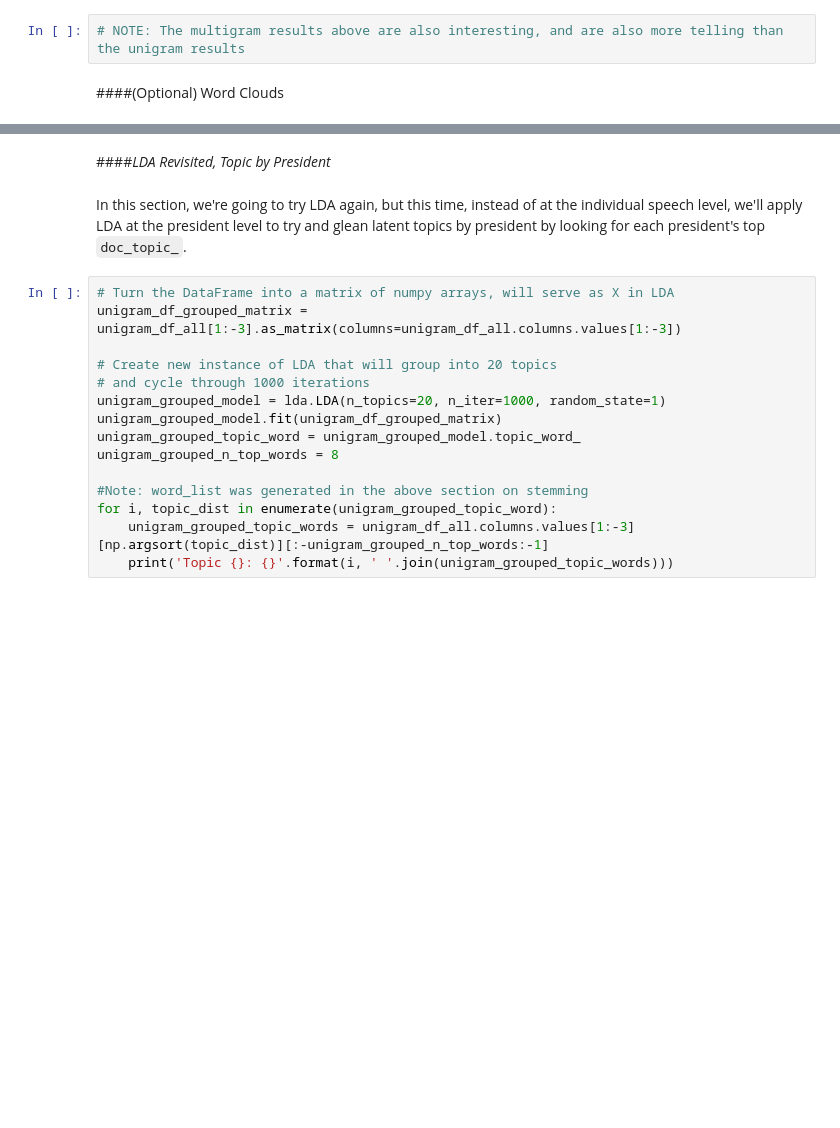
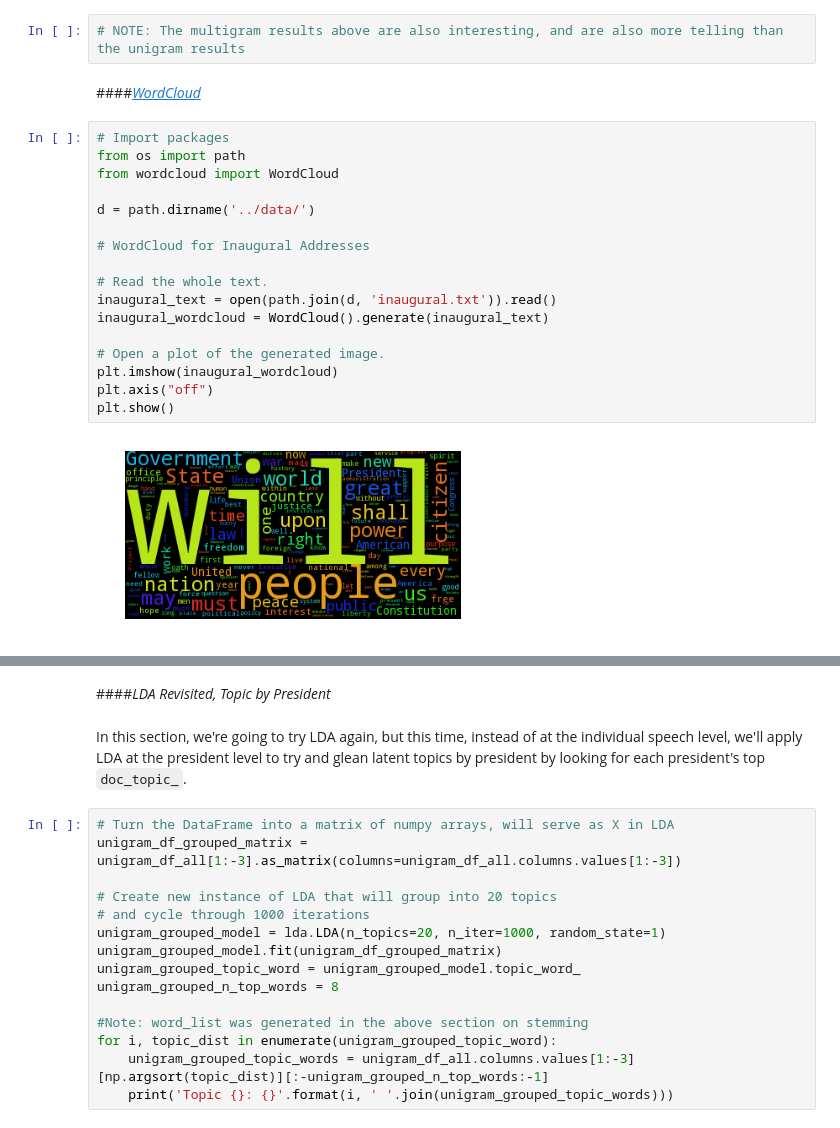
Before and after one commit to justindelatorre/data_science, a Jupyter notebook: hw_justindelatorre/final_project/final/code.ipynb, the cells around one changed output, grey strips where cells are left out. Cells and saved outputs as stored; diff of their text form; blank space fills up the shorter version.

Commit message:
Add WordCloud example to code

```diff
--- a/hw_justindelatorre/final_project/final/code.ipynb
+++ b/hw_justindelatorre/final_project/final/code.ipynb
@@ -722,5 +721,24 @@ Whig                             great britain
 dtype: object
 # %%
 # NOTE: The multigram results above are also interesting, and are also more telling than the unigram results
-# %% [markdown]
-####(Optional) Word Clouds
+# %% [markdown]
+####<i>[WordCloud](https://github.com/amueller/word_cloud)</i>
+# %%
+# Import packages
+from os import path
+from wordcloud import WordCloud
+
+d = path.dirname('../data/')
+
+# WordCloud for Inaugural Addresses
+
+# Read the whole text.
+inaugural_text = open(path.join(d, 'inaugural.txt')).read()
+inaugural_wordcloud = WordCloud().generate(inaugural_text)
+
+# Open a plot of the generated image.
+plt.imshow(inaugural_wordcloud)
+plt.axis("off")
+plt.show()
+# %% [output]
+[figure, added]
```
Also changed, not shown: parts of 22 cells of this notebook.
